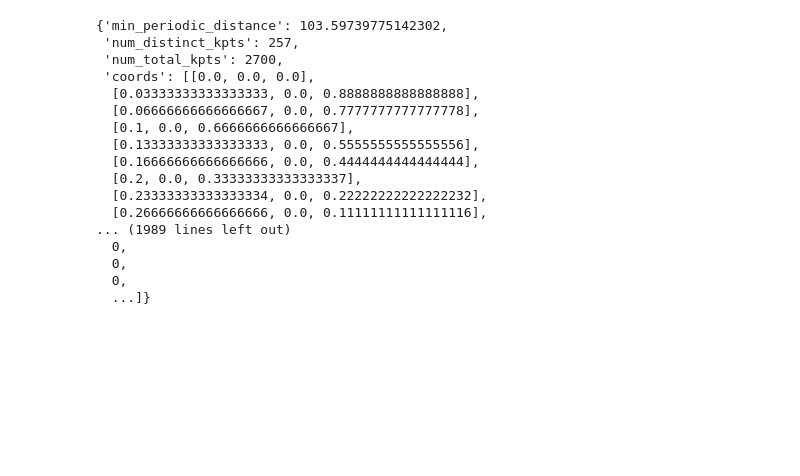
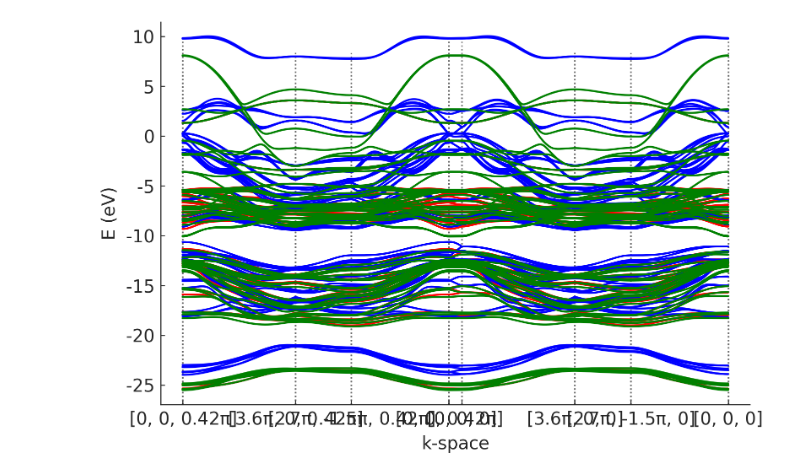
Before and after one commit to marcelclaro/PTMC_tightbinding, a Jupyter notebook: DOS.ipynb, the cells around one changed output. Drawn from its saved outputs; the diff is of its cells as text; code cells hidden in the pictures; blank space fills up the shorter version.

```diff
--- a/DOS.ipynb
+++ b/DOS.ipynb
@@ -90,28 +92,14 @@ doshetero.plot()
-# %%
-from kplib.python.kpLib import get_kpoints
-import PTMC_TB.QE_util as QE
-from pymatgen.io.vasp.inputs import Poscar
-
-poscar = Poscar.from_string(QE.poscar_GaSe_r3m)
-
-kpts = get_kpoints(poscar.structure, minDistance=100, include_gamma=True)
-
-kpts
-# %% [output]
-{'min_periodic_distance': 103.59739775142302,
- 'num_distinct_kpts': 257,
- 'num_total_kpts': 2700,
- 'coords': [[0.0, 0.0, 0.0],
-  [0.03333333333333333, 0.0, 0.8888888888888888],
-  [0.06666666666666667, 0.0, 0.7777777777777778],
-  [0.1, 0.0, 0.6666666666666667],
-  [0.13333333333333333, 0.0, 0.5555555555555556],
-  [0.16666666666666666, 0.0, 0.4444444444444444],
-  [0.2, 0.0, 0.33333333333333337],
-  [0.23333333333333334, 0.0, 0.22222222222222232],
-  [0.26666666666666666, 0.0, 0.11111111111111116],
-... (1989 lines left out)
-  0,
-  0,
-  0,
-  ...]}
+# %%
+
+fig, subplot = plt.subplots()
+
+bandsga = solverga.calc_bands(A,l,h,A,gamma,k,m,gamma)
+bandsga.plot(color='red')
+
+bandsin = solverin.calc_bands(A,l,h,A,gamma,k,m,gamma)
+bandsin.plot(color='blue')
+
+bandshetero = solverhetero.calc_bands(A,l,h,A,gamma,k,m,gamma)
+bandshetero.plot(color='green')
+# %% [output]
+[figure, added]
```
Also changed, not shown: parts of 1 cell of this notebook.
